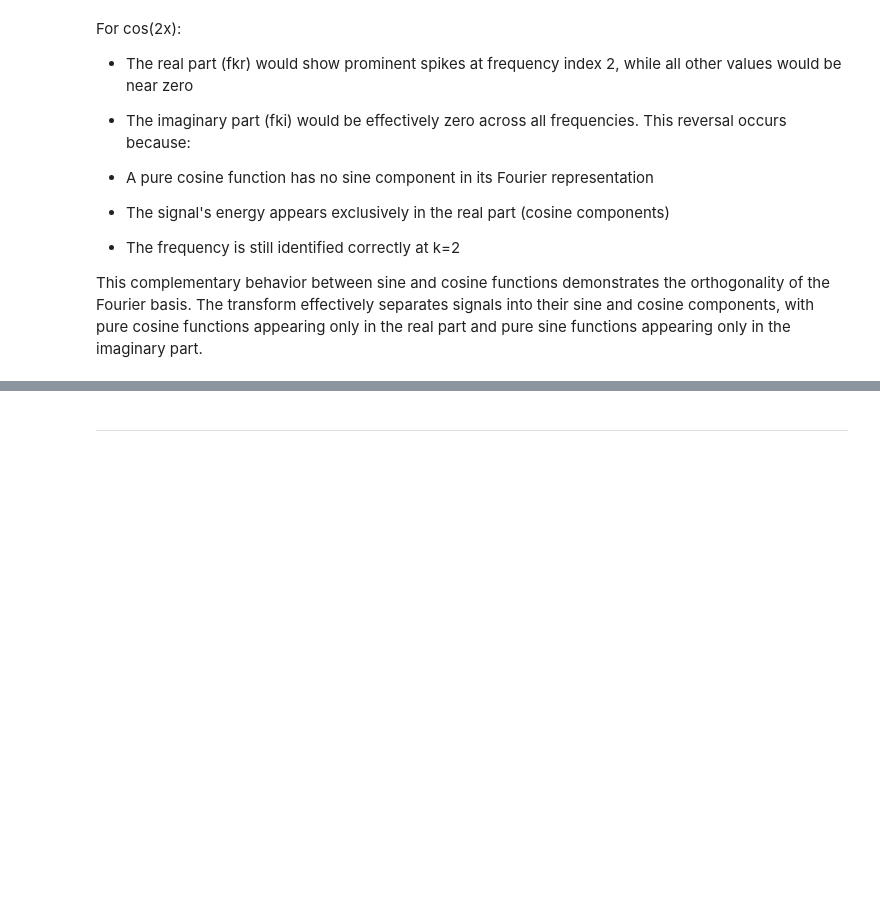
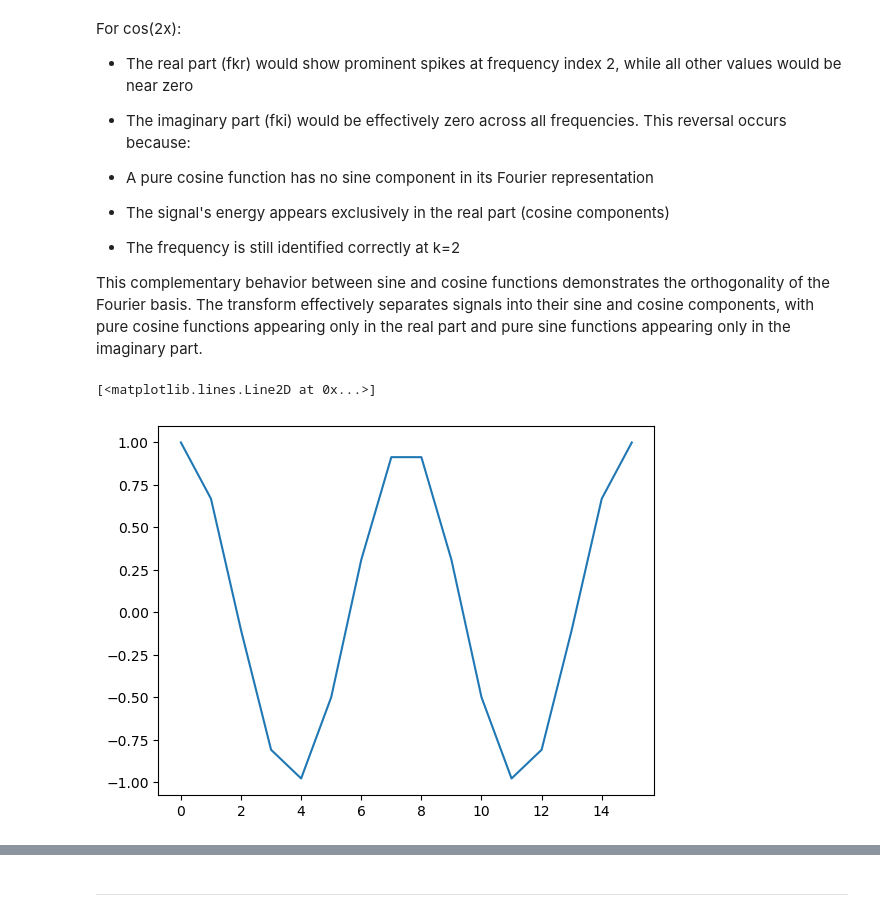
Before and after one commit to Shruti-Karandikar/fourier, a Jupyter notebook: DFTintro.ipynb, the cells around one changed output, grey strips where cells are left out. Saved outputs shown, nothing was run; the diff lists cells and outputs as text; code cells hidden in the pictures; blank space fills up the shorter version.

```diff
--- a/DFTintro.ipynb
+++ b/DFTintro.ipynb
@@ -71,0 +89,5 @@ This complementary behavior between sine and cosine functions demonstrates the o
+# %%
+plt.plot(fx)
+# %% [output]
+[<matplotlib.lines.Line2D at 0x...>]
+[figure, added]
```
Also changed, not shown: parts of 12 cells of this notebook.
